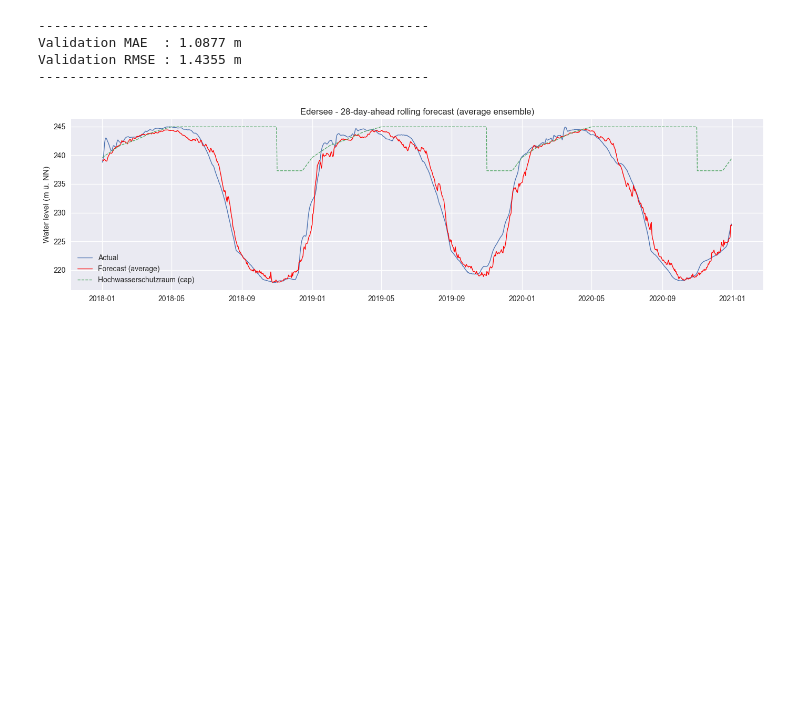
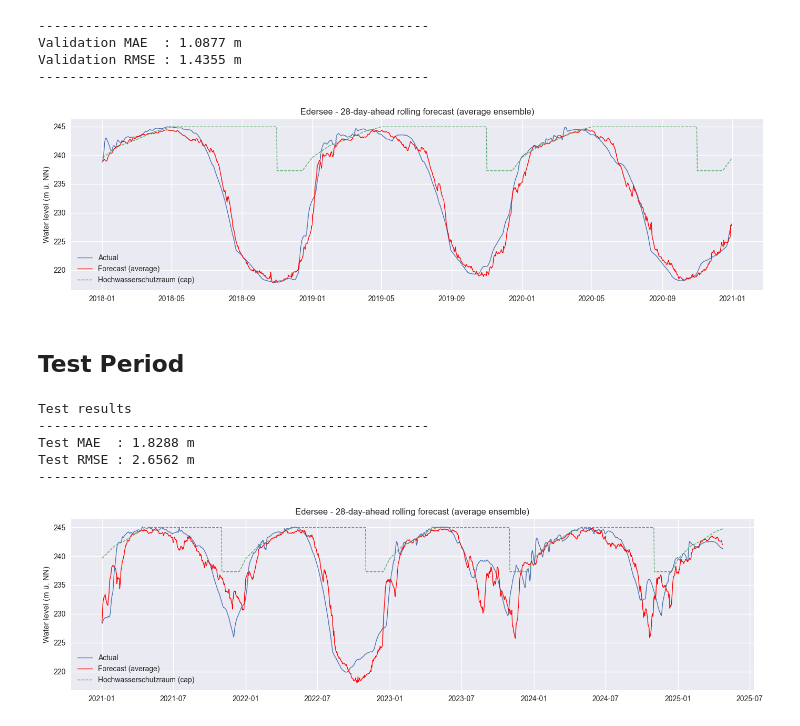
Before and after one commit to Marius-Knipp/edersee-water-prediction, a Jupyter notebook: notebooks/ensemble.ipynb, the cells around one changed output. Cells and saved outputs as stored; diff of their text form; code cells hidden in the pictures; blank space fills up the shorter version.

```diff
--- a/notebooks/ensemble.ipynb
+++ b/notebooks/ensemble.ipynb
@@ -126,3 +126,49 @@ Validation MAE  : 1.0877 m
 Validation RMSE : 1.4355 m
 --------------------------------------------------
 [figure]
+# %% [markdown]
+## Test Period
+# %%
+# Load predictions
+lstm = pd.read_csv("../output/predictions/LSTM_test_predictions.csv", index_col=0, parse_dates=True)
+xgboost = pd.read_csv("../output/predictions/XGBoost_test_predictions.csv", index_col=0, parse_dates=True)
+
+# Prepare DataFrame
+df = lstm.join(
+    xgboost[['Predicted']].rename(columns={'Predicted': 'xgb_pred'})
+).rename(columns={'Predicted': 'lstm_pred'})
+
+# Simple average ensemble
+df['avg_pred'] = df[['lstm_pred', 'xgb_pred']].mean(axis=1)
+rmse_avg = np.sqrt(mean_squared_error(df['Actual'], df['avg_pred']))
+mae_avg = mean_absolute_error(df['Actual'], df['avg_pred'])
+# %%
+# Prepare series for plotting
+plot_dates = df.index
+y_actual   = df['Actual']
+y_avg      = df['avg_pred']
+dyn_cap    = compute_max_level_series(plot_dates).values
+
+print("Test results")
+print("-" * 50)
+print(f"Test MAE  : {mae_avg:6.4f} m")
+print(f"Test RMSE : {rmse_avg:6.4f} m")
+print("-" * 50)
+
+# Plot
+fig, ax = plt.subplots(figsize=(14, 4))
+ax.plot(plot_dates, y_actual, label="Actual", lw=1)
+ax.plot(plot_dates, y_avg,    label="Forecast (average)", lw=1, color="red")
+ax.plot(plot_dates, dyn_cap,   label="Hochwasserschutzraum (cap)", ls="--", lw=1)
+ax.set_ylabel("Water level (m ü. NN)")
+ax.set_title("Edersee - 28-day-ahead rolling forecast (average ensemble)")
+ax.legend(loc="lower left")
+plt.tight_layout()
+plt.show()
+# %% [output]
+Test results
+--------------------------------------------------
+Test MAE  : 1.8288 m
+Test RMSE : 2.6562 m
+--------------------------------------------------
+[figure, added]
```
Also changed, not shown: 4 other files.
